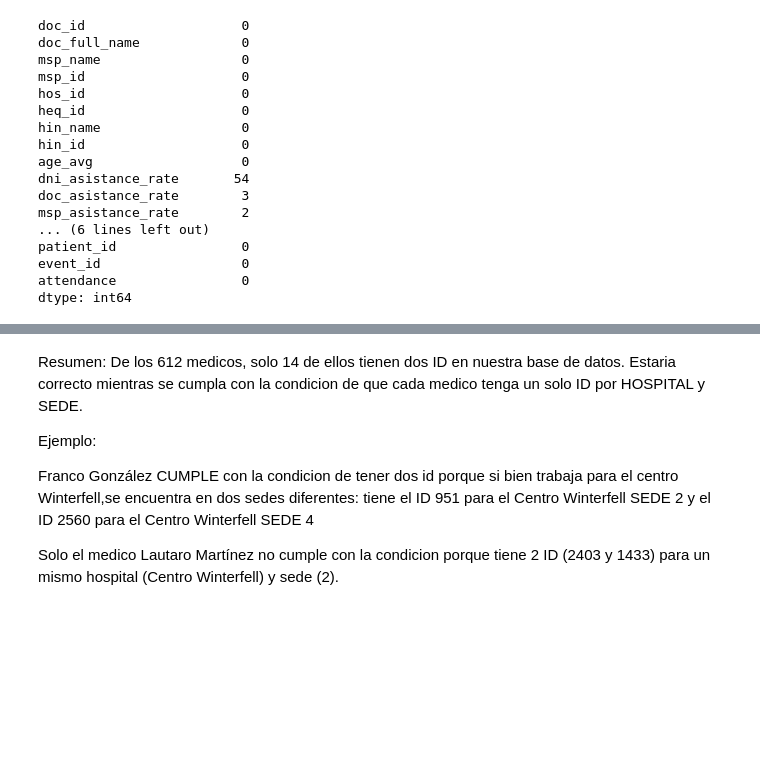
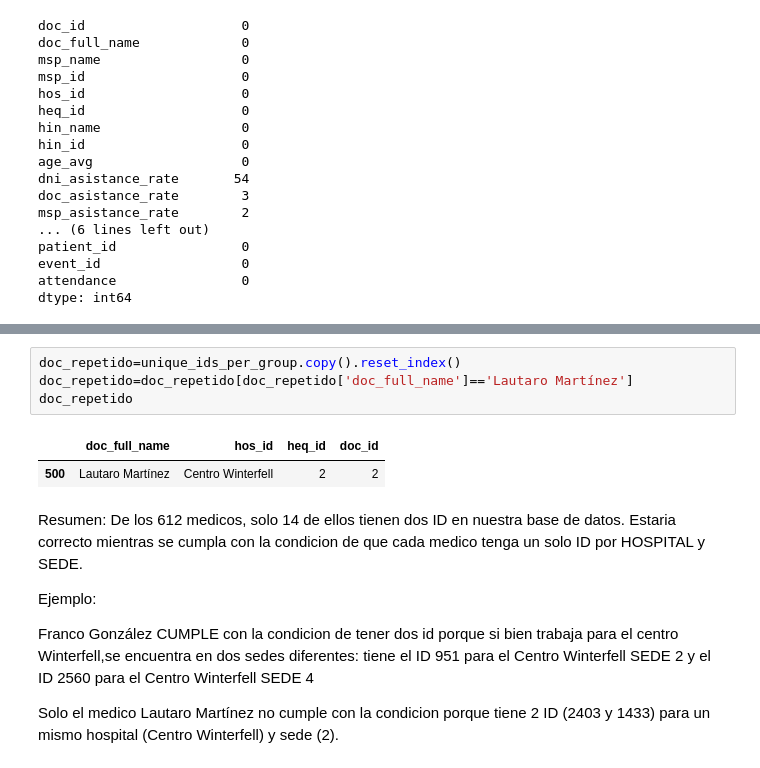
Before and after one commit to manufabregas/Dataset-Asistencia-a-turnos-m-dicos, a Jupyter notebook: Práctico_1_Análisis_y_visualización_de_datos.ipynb, the cells around one changed output, grey strips where cells are left out. Saved outputs shown, nothing was run; the diff lists cells and outputs as text; blank space fills up the shorter version.

```diff
--- a/Práctico_1_Análisis_y_visualización_de_datos.ipynb
+++ b/Práctico_1_Análisis_y_visualización_de_datos.ipynb
@@ -233,3 +276,10 @@ else:
+# %%
+doc_repetido=unique_ids_per_group.copy().reset_index()
+doc_repetido=doc_repetido[doc_repetido['doc_full_name']=='Lautaro Martínez']
+doc_repetido
+# %% [output]
+|  | doc_full_name | hos_id | heq_id | doc_id |
+| 500 | Lautaro Martínez | Centro Winterfell | 2 | 2 |
 # %% [markdown]
 Resumen:
 De los 612 medicos, solo 14 de ellos tienen dos ID en nuestra base de datos.
```
Also changed, not shown: parts of 13 cells of this notebook.
